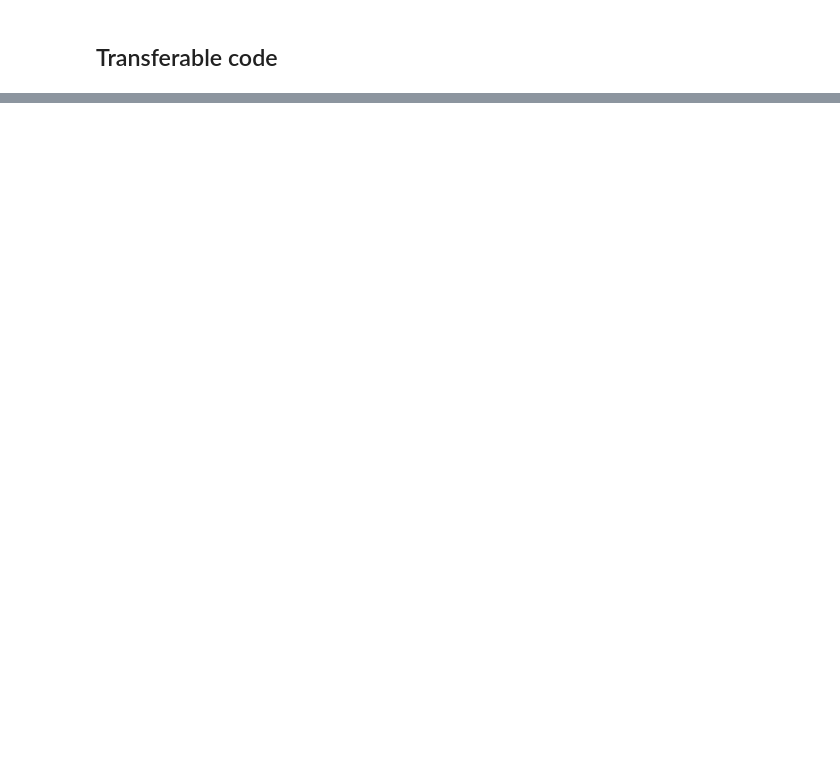
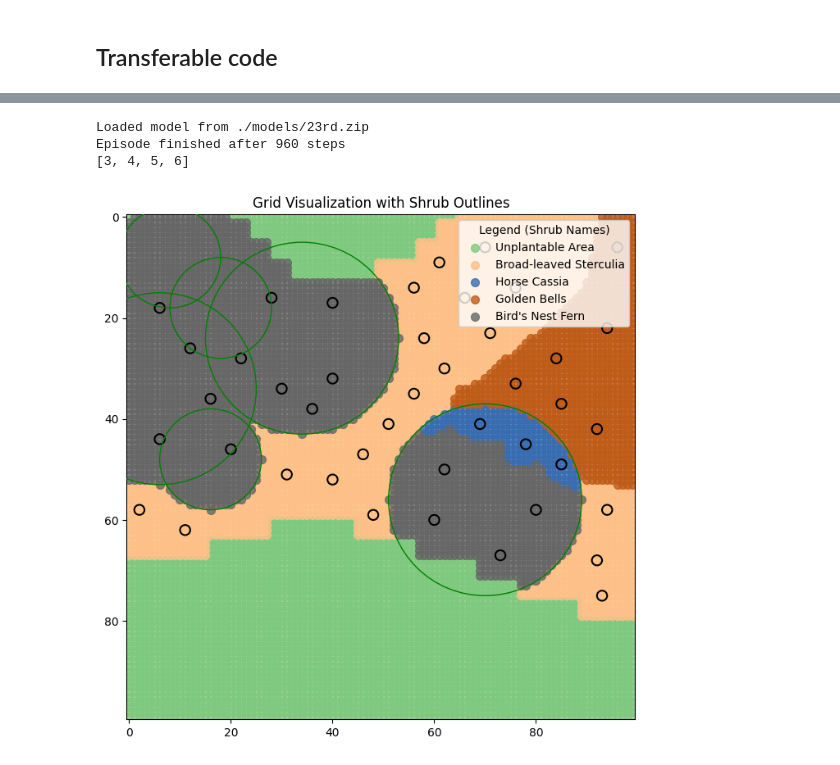
Before and after one commit to Jaywhisker/HDB_Planters, a Jupyter notebook: hdb-spatial-placement/notebooks/organisedNotebook.ipynb, the cells around one changed output, grey strips where cells are left out. Drawn from its saved outputs; the diff is of its cells as text; code cells hidden in the pictures; blank space fills up the shorter version.

```diff
--- a/hdb-spatial-placement/notebooks/organisedNotebook.ipynb
+++ b/hdb-spatial-placement/notebooks/organisedNotebook.ipynb
@@ -1720,0 +2856,11 @@ BSH: 1, NBSL: 1, BSL: 1, NBSH: 1
+# %%
+input_grid_z = createGrid("./models/23rd.zip")
+
+something = gridHatching(input_grid_z,starting_input)
+
+output_grid_z, output_seed_z, output_tree_radii_dict_z = something.create_hatching(visualise=True)
+# %% [output]
+Loaded model from ./models/23rd.zip
+Episode finished after 960 steps
+[3, 4, 5, 6]
+[figure, added]
```
Also changed, not shown: parts of 8 cells of this notebook, 1 other file.
